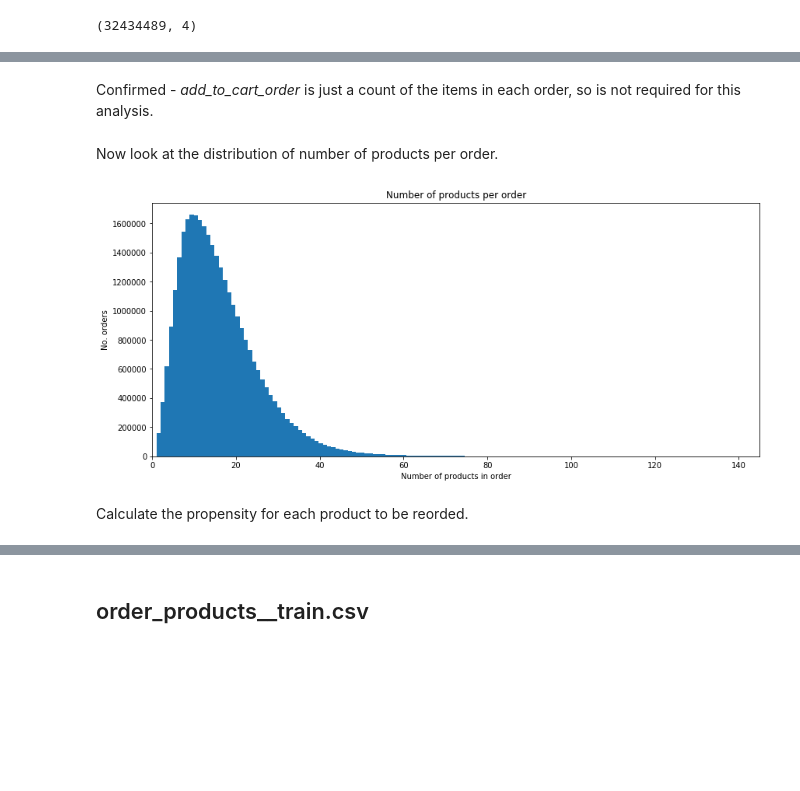
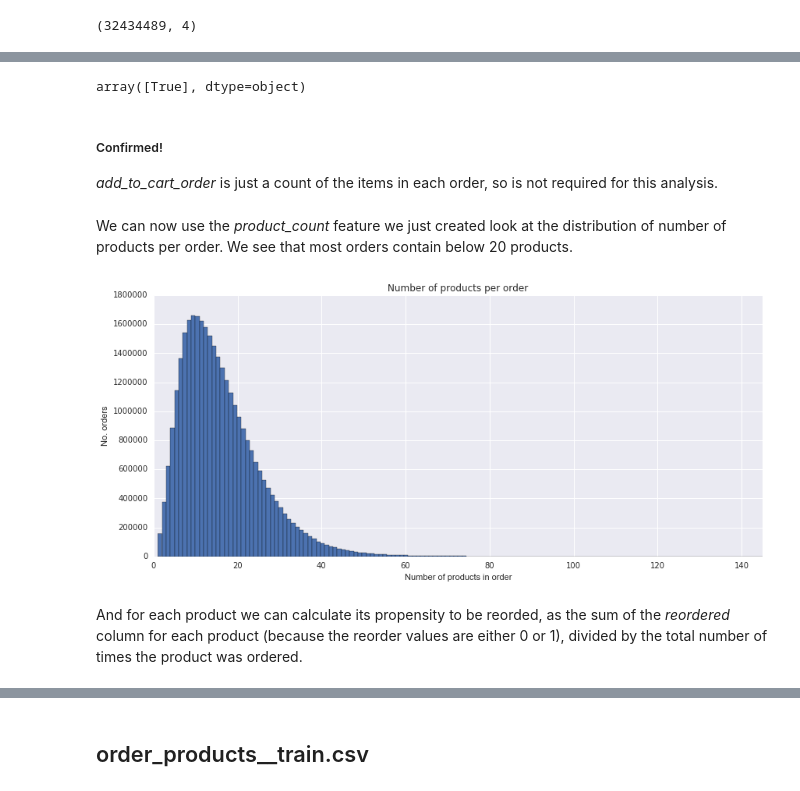
Before and after one commit to Harikant1707/kaggle_instacart, a Jupyter notebook: data_exploration.ipynb, the cells around one changed output, grey strips where cells are left out. Drawn from its saved outputs; the diff is of its cells as text; code cells hidden in the pictures; blank space fills up the shorter version.

```diff
--- a/data_exploration.ipynb
+++ b/data_exploration.ipynb
@@ -46,0 +70,5 @@ array(['frozen', 'other', 'bakery', 'produce', 'alcohol', 'international',
+# %%
+prod_full = pd.merge(prod_basic, ais, how='left', left_on='aisle_id', right_on='aisle_id')
+prod_full = pd.merge(prod_full, dpts, \
+                            how='left', left_on='department_id', right_on='department_id')
+prod_full.head()
@@ -74,6 +129,0 @@ To verify this I will add a column to count the number of products in each order
-# %%
-opp['count'] = opp.groupby('order_id')['order_id'].transform('count')
-opp['add_to_cart_max'] = opp.groupby('order_id')['add_to_cart_order'].transform('max')
-opp['match'] = np.where(opp['count']==opp['add_to_cart_max'],
-                                          True, False)
-opp.head(10)
@@ -95,0 +141,3 @@ array([ True], dtype=bool)
+# %%
+opp_full = pd.merge(opp, prod_full, how='left', left_on='product_id', right_on='product_id')
+opp_full.head()
@@ -95,0 +153,12 @@ array([ True], dtype=bool)
+# %%
+# Add a column to count the number of products in each order.
+opp_full['product_count'] = opp_full.groupby('order_id')['order_id'].transform('count')
+
+# Now add a column to find the maximum 'add_to_cart_order' order for each order.
+opp_full['add_to_cart_max'] = opp_full.groupby('order_id')['add_to_cart_order'].transform('max')
+
+# If our assumption is correct then the values in the 2 new columns should always match.
+# Add a column to check if these values match.
+opp_full['match'] = np.where(opp_full['product_count']==opp_full['add_to_cart_max'],
+                                          True, False)
+opp_full.head(10)
@@ -96,20 +177,26 @@ array([ True], dtype=bool)
+# %%
+# Now check to see if all match values are True.
+opp_full['match'].unique()
+# %% [output]
+array([True], dtype=object)
 # %% [markdown]
-Confirmed - *add_to_cart_order* is just a count of the items in each order, so is not required for this analysis.
+##### Confirmed!
+*add_to_cart_order* is just a count of the items in each order, so is not required for this analysis.
 # %% [markdown]
-Now look at the distribution of number of products per order.
+We can now use the *product_count* feature we just created look at the distribution of number of products per order. We see that most orders contain below 20 products.
 # %%
-number_bins = opp['count'].max()
+number_bins = opp_full['product_count'].max()
 plt.figure(num=1,figsize=(14,6))
-plt.hist(opp['count'],bins=number_bins)
+plt.hist(opp_full['product_count'], bins=number_bins)
 plt.xlabel('Number of products in order')
 plt.ylabel('No. orders')
 plt.title('Number of products per order')
 plt.ticklabel_format(style='plain')
 plt.xlim(0,number_bins)
 plt.show()
 # %% [output]
-[figure, old version]
+[figure, new version]
-# %% [markdown]
-Calculate the propensity for each product to be reorded.
+# %% [markdown]
+And for each product we can calculate its propensity to be reorded, as the sum of the *reordered* column for each product (because the reorder values are either 0 or 1), divided by the total number of times the product was ordered.
 # %%
 # Groupby to calculate the number of times each product_id appears in the df
```
Also changed, not shown: parts of 54 cells of this notebook.
